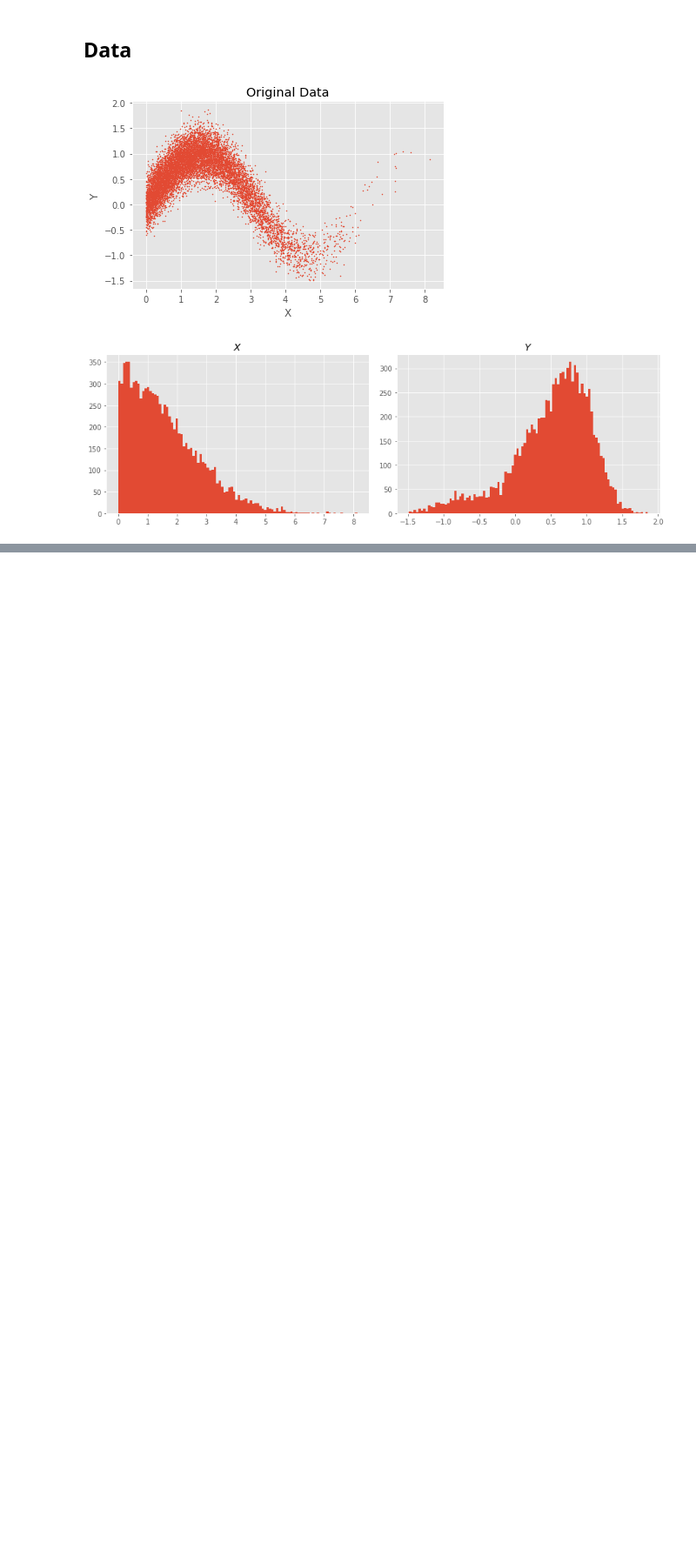
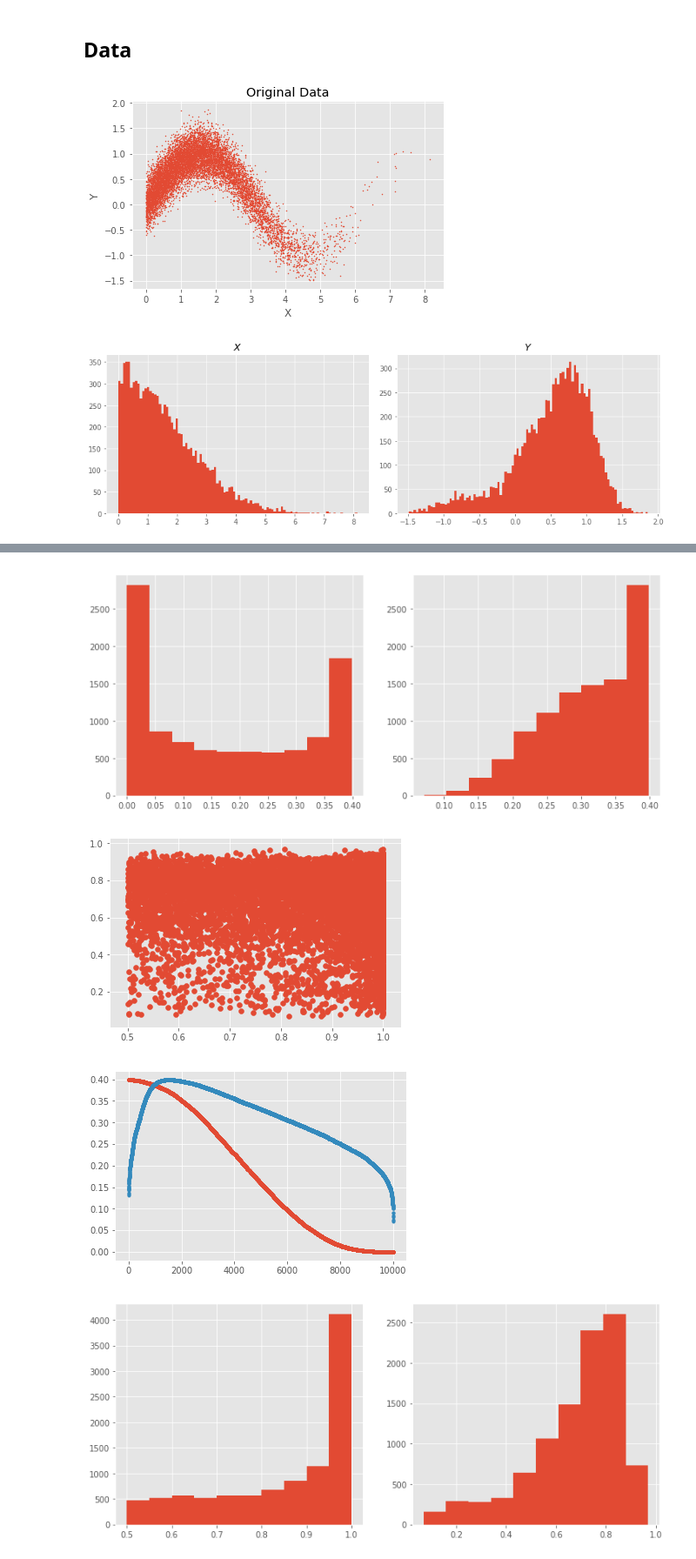
Before and after one commit to jejjohnson/destructive-deep-learning, a Jupyter notebook: notebooks/rbig_vs_ddd.ipynb, the cells around one changed output, grey strips where cells are left out. Shown at 87% size. Saved outputs shown, nothing was run; the diff lists cells and outputs as text; code cells hidden in the pictures; blank space fills up the shorter version.

```diff
--- a/notebooks/rbig_vs_ddd.ipynb
+++ b/notebooks/rbig_vs_ddd.ipynb
@@ -878,0 +130,57 @@ Wall time: 2.55 s
+# %%
+import scipy.stats
+
+norm1 = scipy.stats.norm
+norm2 = scipy.stats.norm
+
+norm1.fit(data[:, 0].reshape(-1, 1));
+norm2.fit(data[:, 1].reshape(-1, 1));
+# %%
+x1_pdf = norm1.pdf(np.sort(data[:, 0]))
+x1_cdf = norm1.cdf(np.sort(data[:, 0]))
+
+x2_pdf = norm2.pdf(np.sort(data[:, 1]))
+x2_cdf = norm2.cdf(np.sort(data[:, 1]))
+
+
+fig, ax = plt.subplots(nrows=1, ncols=2, figsize=(12, 5))
+
+ax[0].hist(x1_pdf,)
+ax[1].hist(x2_pdf,)
+
+plt.show()
+
+fig, ax = plt.subplots()
+
+ax.scatter(
+    norm1.cdf(data[:, 0]),
+    norm2.cdf(data[:, 1]))
+
+plt.show()
+
+fig, ax = plt.subplots()
+
+ax.plot(x1_pdf, marker='.', linestyle='')
+ax.plot(x2_pdf, marker='.', linestyle='')
+
+plt.show()
+
+fig, ax = plt.subplots(nrows=1, ncols=2, figsize=(12, 5))
+
+ax[0].hist(x1_cdf,)
+ax[1].hist(x2_cdf,)
+
+plt.show()
+
+fig, ax = plt.subplots()
+
+
+ax.plot(x1_cdf, marker='.', linestyle='')
+ax.plot(x2_cdf, marker='.', linestyle='')
+
+plt.show()
+# %% [output]
+[figure, added]
+[figure, added]
+[figure, added]
+[figure, added]
```
Also changed, not shown: parts of 50 cells of this notebook, 4 other files.
